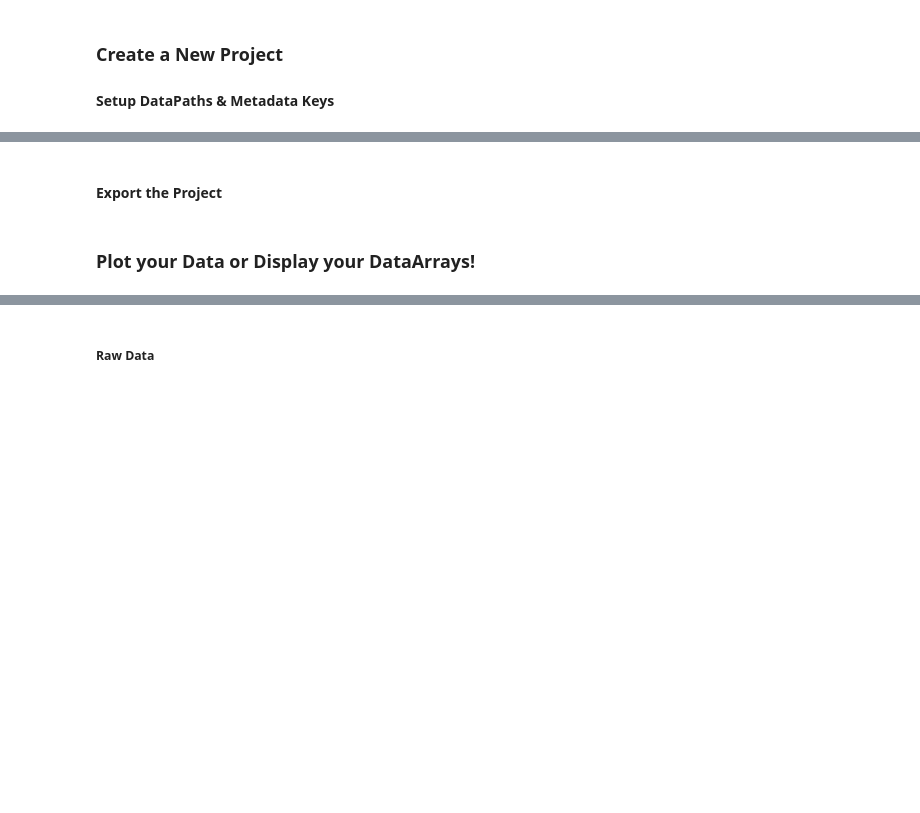
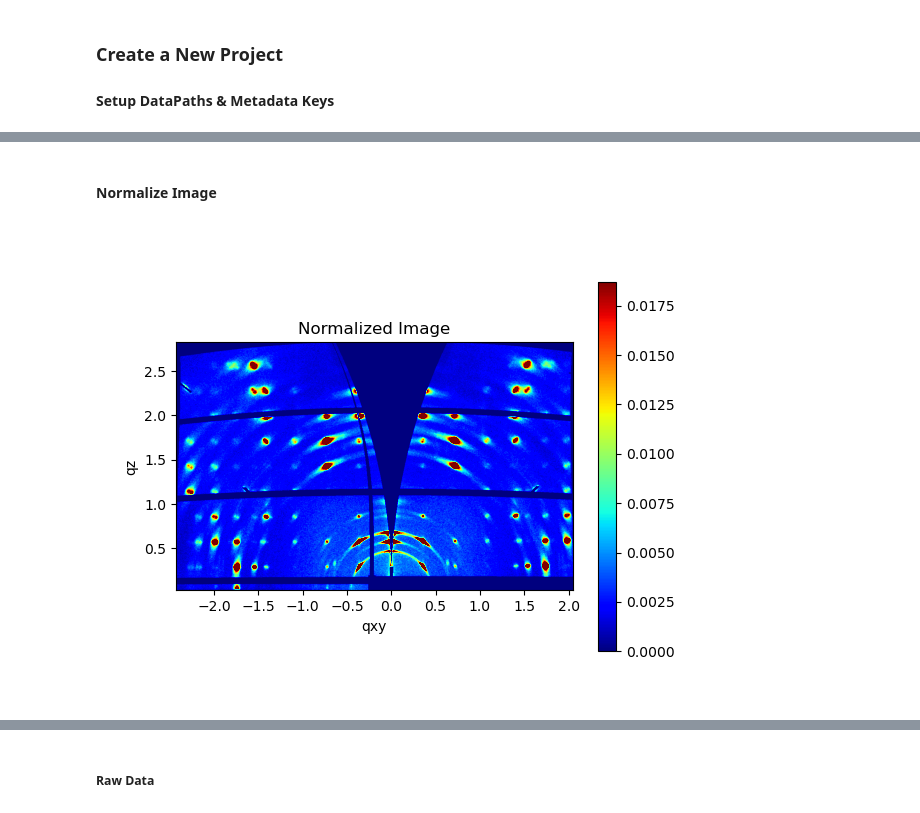
Before and after one commit to ToneyGroupCU/pyWAXS, a Jupyter notebook: pyWAXS_main/WAXSNotebook.ipynb, the cells around one changed output, grey strips where cells are left out. Saved outputs shown, nothing was run; the diff lists cells and outputs as text; code cells hidden in the pictures; blank space fills up the shorter version.

```diff
--- a/pyWAXS_main/WAXSNotebook.ipynb
+++ b/pyWAXS_main/WAXSNotebook.ipynb
@@ -69,5 +62,3 @@ waxs_analysis = WAXSAnalyze(poniPath=poniPath,
         tiffPath=tiffPath,
         metadata_keylist=metadata_keylist,
         energy = 12.7)
-# %% [markdown]
-#### Export the Project
@@ -79,2 +65,18 @@ waxs_analysis.exportzarr(zarrPath=zarrPath, projectName=projectName)
-# %% [markdown]
-### Plot your Data or Display your DataArrays!
+# %% [markdown]
+#### Normalize Image
+# %%
+%matplotlib widget
+
+# Generate the normalized reciprocal space map image
+reciptiff_xr_norm = waxs_analysis.normalize_image()
+
+# Check if the returned image is None or not of a compatible type
+if reciptiff_xr_norm is None or not isinstance(reciptiff_xr_norm, (np.ndarray, xr.DataArray)):
+    raise ValueError("The normalized image is None or not of a compatible type.")
+
+# Display the normalized image
+waxs_analysis.display_image(reciptiff_xr_norm,
+                            title='Normalized Image',
+                            cmap='jet')
+# %% [output]
+[figure, added]
```
Also changed, not shown: parts of 19 cells of this notebook, 1 other file.
